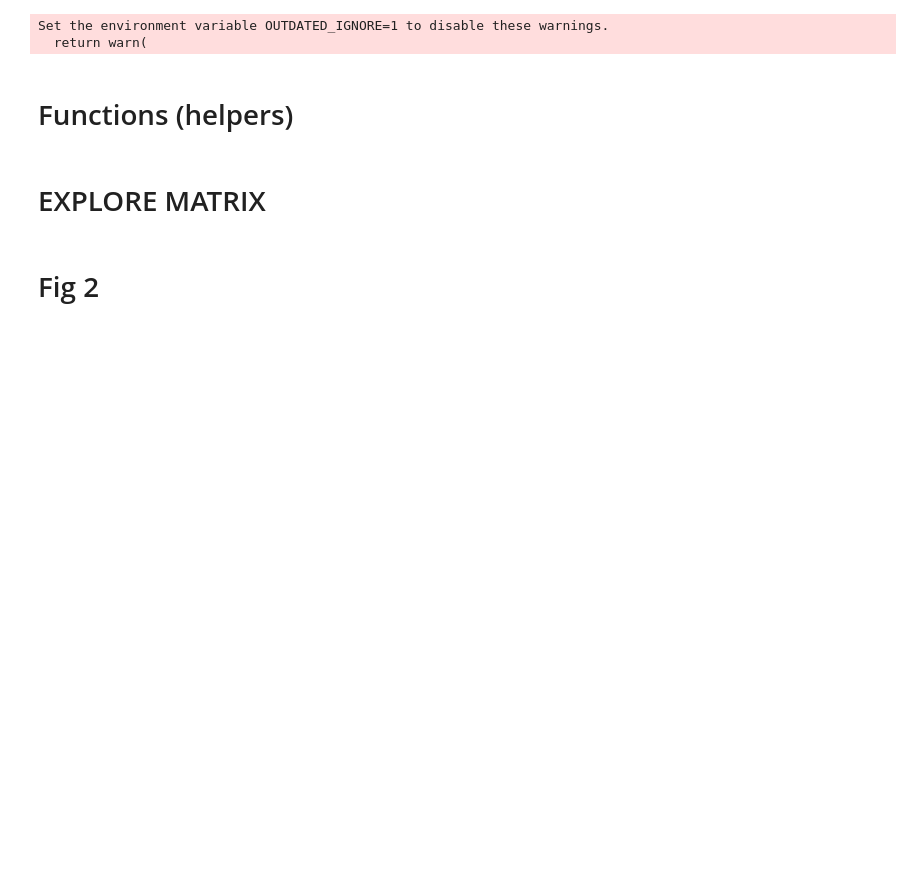
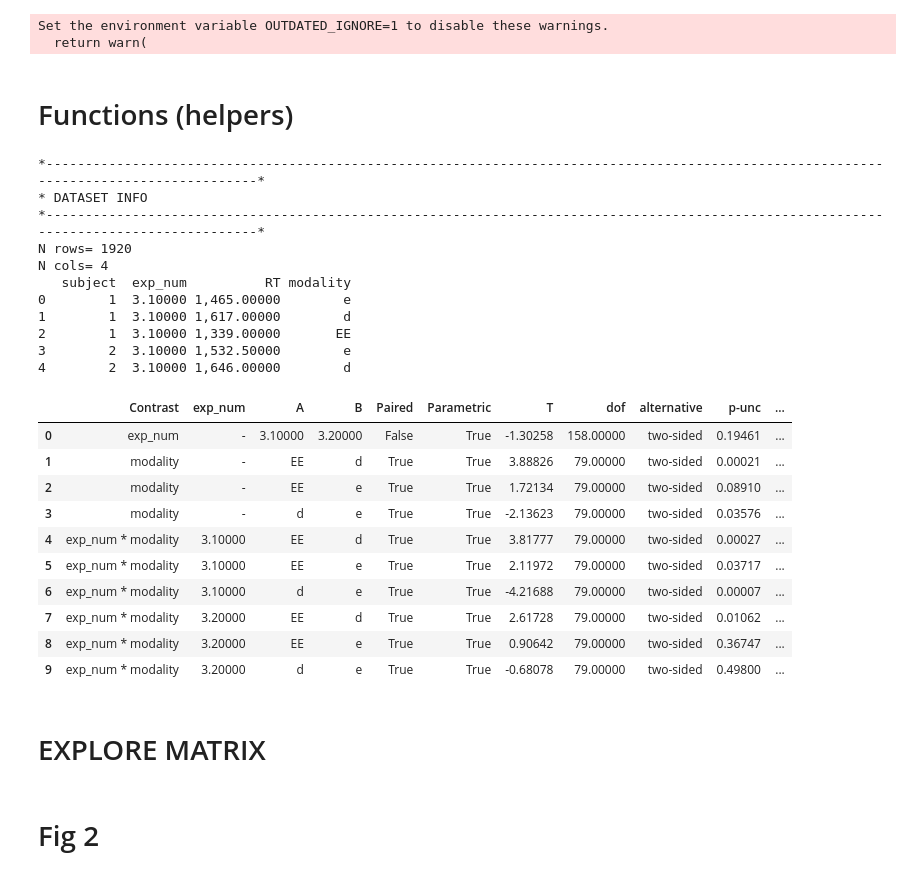
Before and after one commit to bsgarcia/RandCFollowUp, a Jupyter notebook: python/stats.ipynb, the cells around one changed output. Drawn from its saved outputs; the diff is of its cells as text; code cells hidden in the pictures; blank space fills up the shorter version.

```diff
--- a/python/stats.ipynb
+++ b/python/stats.ipynb
@@ -36,6 +36,35 @@ def print_subsection(title):
     print('\n')
     print('***** ' + title + ' *****')
     print( '*' + '-' * 135 + '*')
+# %%
+filename = 'RT_evoutcome'
+
+pd.options.display.float_format = '{:,.5f}'.format
+df = read_csv(filename)
+pg.pairwise_tests(data=df, dv='RT', between='exp_num', within='modality', subject='subject', within_first=False, padjust='bonf')
+# %% [output]
+*---------------------------------------------------------------------------------------------------------------------------------------*
+* DATASET INFO
+*---------------------------------------------------------------------------------------------------------------------------------------*
+N rows= 1920
+N cols= 4
+   subject  exp_num          RT modality
+0        1  3.10000 1,465.00000        e
+1        1  3.10000 1,617.00000        d
+2        1  3.10000 1,339.00000       EE
+3        2  3.10000 1,532.50000        e
+4        2  3.10000 1,646.00000        d
+|  | Contrast | exp_num | A | B | Paired | Parametric | T | dof | alternative | p-unc | ... |
+| 0 | exp_num | - | 3.10000 | 3.20000 | False | True | -1.30258 | 158.00000 | two-sided | 0.19461 | ... |
+| 1 | modality | - | EE | d | True | True | 3.88826 | 79.00000 | two-sided | 0.00021 | ... |
+| 2 | modality | - | EE | e | True | True | 1.72134 | 79.00000 | two-sided | 0.08910 | ... |
+| 3 | modality | - | d | e | True | True | -2.13623 | 79.00000 | two-sided | 0.03576 | ... |
+| 4 | exp_num * modality | 3.10000 | EE | d | True | True | 3.81777 | 79.00000 | two-sided | 0.00027 | ... |
+| 5 | exp_num * modality | 3.10000 | EE | e | True | True | 2.11972 | 79.00000 | two-sided | 0.03717 | ... |
+| 6 | exp_num * modality | 3.10000 | d | e | True | True | -4.21688 | 79.00000 | two-sided | 0.00007 | ... |
+| 7 | exp_num * modality | 3.20000 | EE | d | True | True | 2.61728 | 79.00000 | two-sided | 0.01062 | ... |
+| 8 | exp_num * modality | 3.20000 | EE | e | True | True | 0.90642 | 79.00000 | two-sided | 0.36747 | ... |
+| 9 | exp_num * modality | 3.20000 | d | e | True | True | -0.68078 | 79.00000 | two-sided | 0.49800 | ... |
 # %% [markdown]
 # EXPLORE MATRIX
 # %%
```
Also changed, not shown: 51 other files.
